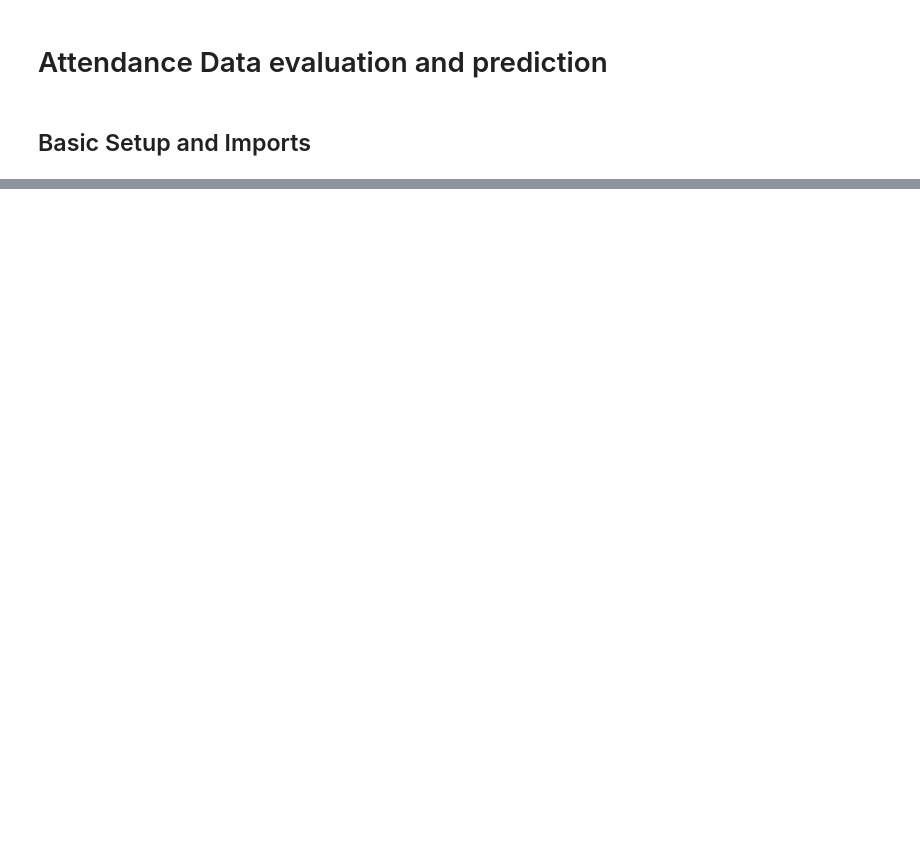
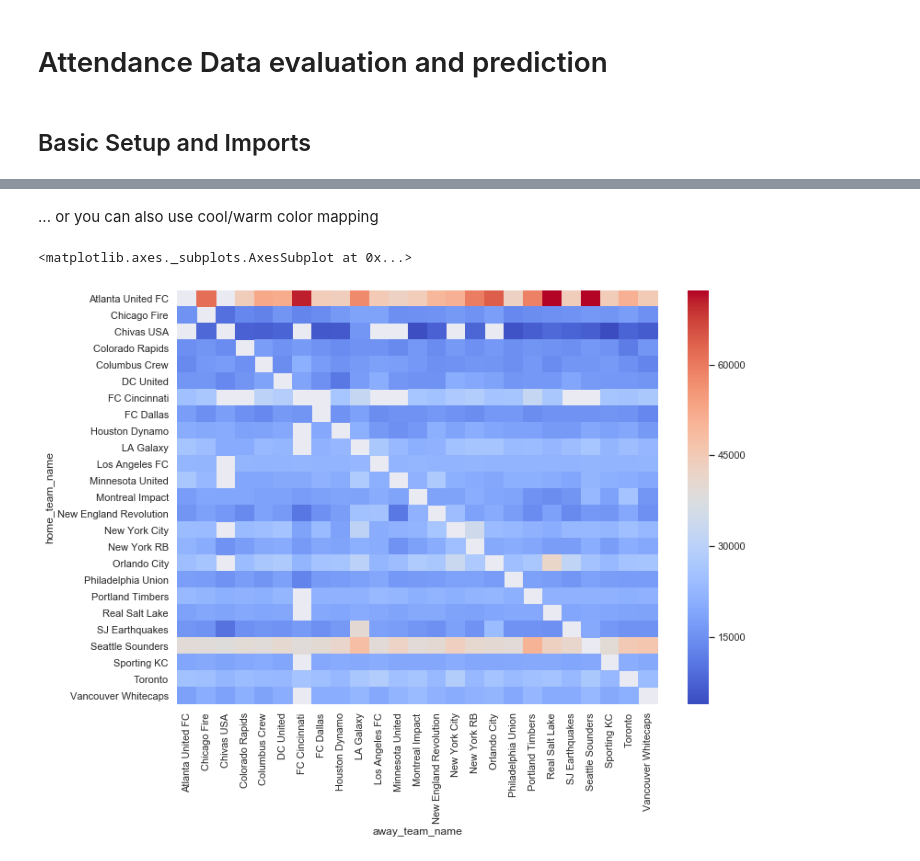
Before and after one commit to novgreenc/SportsDataStudyGroup, a Jupyter notebook: Notebooks/Attendance.ipynb, the cells around one changed output, grey strips where cells are left out. Drawn from its saved outputs; the diff is of its cells as text; code cells hidden in the pictures; blank space fills up the shorter version.

```diff
--- a/Notebooks/Attendance.ipynb
+++ b/Notebooks/Attendance.ipynb
@@ -27,0 +63,7 @@ games_h2h_2019.head(10)
+# %% [markdown]
+... or you can also use cool/warm color mapping
+# %%
+sns.heatmap(table, cmap='coolwarm')
+# %% [output]
+<matplotlib.axes._subplots.AxesSubplot at 0x...>
+[figure, added]
```
Also changed, not shown: parts of 10 cells of this notebook.
